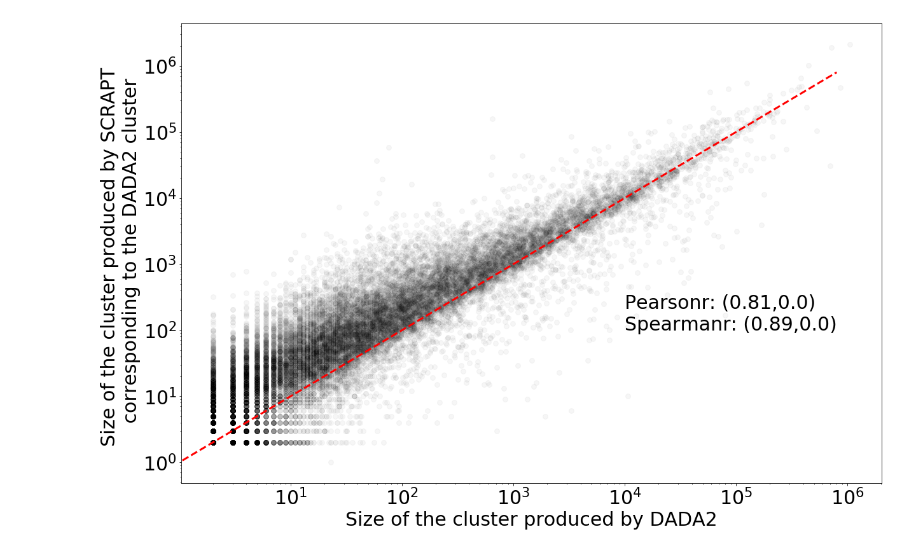
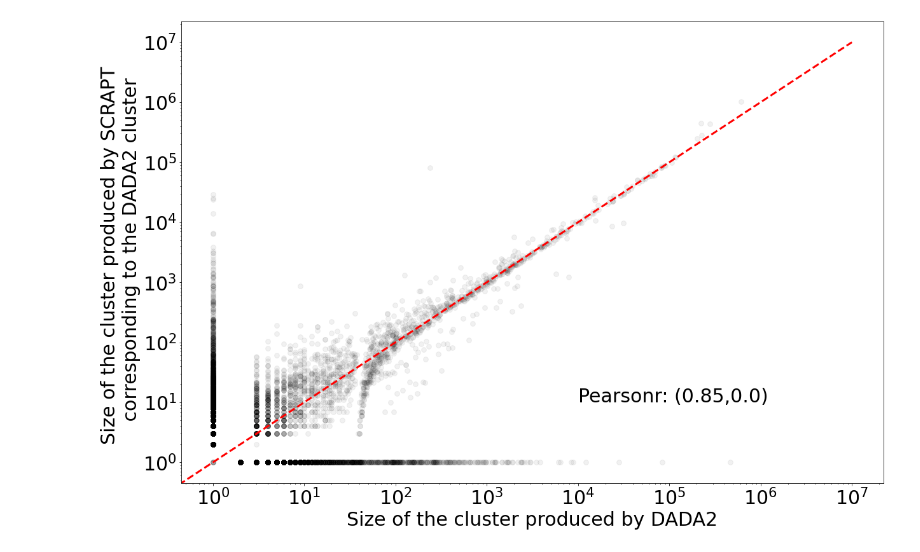
Before and after one commit to hsmurali/SCRAPT, a Jupyter notebook: Experiments/Summarize_Findings/benchmark_DADA2_Results.ipynb, the cells around one changed output. Saved outputs shown, nothing was run; the diff lists cells and outputs as text; code cells hidden in the pictures.

```diff
--- a/Experiments/Summarize_Findings/benchmark_DADA2_Results.ipynb
+++ b/Experiments/Summarize_Findings/benchmark_DADA2_Results.ipynb
@@ -16,6 +25,6 @@ dada2_scrapt = '/Users/harihara/Mount-2/SCRAPT/Experiments/Spatil_Soil/Dada2Benc
 # %%
-counts_path = '/Users/harihara/Mount-2/SCRAPT/Datasets/Lupus-Microbiome-Published/Counts.dict'
-scrapt_path = '/Users/harihara/Mount-2/SCRAPT/Experiments/Lupus_Microbiome_MT/Adaptive_With_Modeshifting/sim_0.99/alpha_0.1/'
-dada2_centroid = '/Users/harihara/Mount-2/SCRAPT/Experiments/Lupus-Microbiome-Published/DADA2_Benchmarks/by_sample_dada2_vs_scrapt/dada2vsScrapt_ap/by_sample_luo.fna'
-dada2_results = '/Users/harihara/Mount-2/SCRAPT/Experiments/Lupus-Microbiome-Published/DADA2_Benchmarks/by_sample_dada2_vs_scrapt/dada2vsScrapt_ap/luo_by_sample.csv'
-dada2_scrapt = '/Users/harihara/Mount-2/SCRAPT/Experiments/Lupus-Microbiome-Published/DADA2_Benchmarks/by_sample_dada2_vs_scrapt/dada2vsScrapt_ap/by_sample_s_98_r995'
+counts_path = '/Users/harihara/Mount-2/Datasets/Lupus-Microbiome-Published/Counts.dict'
+scrapt_path = '/Users/harihara/Mount-2/Experiments/Lupus_Microbiome_MT/Adaptive_With_Modeshifting/sim_0.98/alpha_0.1/'
+dada2_centroid = '/Users/harihara/Mount-2/Experiments/Lupus-Microbiome-Published/DADA2_Benchmarks/by_sample_dada2_vs_scrapt/dada2vsScrapt_ap/by_sample_luo.fna'
+dada2_results = '/Users/harihara/Mount-2/Experiments/Lupus-Microbiome-Published/DADA2_Benchmarks/by_sample_dada2_vs_scrapt/dada2vsScrapt_ap/luo_by_sample.csv'
+dada2_scrapt = '/Users/harihara/Mount-2/Experiments/Lupus-Microbiome-Published/DADA2_Benchmarks/DADA2_SCRAPT/sim_0.98_alpha_0.1_0.99'
@@ -24,3 +31,7 @@ counts_dict = eval(open(counts_path,'r').read())
+# %%
+with open(counts_path,'r') as f:
+    S = f.read().replace('\n','')
+counts_dict = eval(S)
 # %%
 def Parse_DNACLUST(filepath, cluster):
     op = {}
@@ -84,4 +114,3 @@ def Load_DADA2_Results(seq_path, results_path):
 # %%
 df_SCRAPT = Load_SCRAPT_Results(scrapt_path)
-df_SCRAPT = df_SCRAPT.reset_index().rename(columns = {'Centroid':'SCRAPT_Centroid'})
 # %% [output]
@@ -131,24 +136,31 @@ df_temp = df_SCRAPT_MAP.join(df_DADA2, how = 'outer')
+# %%
+df_map = Load_DADA2_Map(dada2_scrapt, False)
+df_DADA2_Map = pd.merge(df_DADA2, df_map, on = 'DADA2_Centroid', how = 'outer')
+counter = len(df_DADA2_Map[df_DADA2_Map['SCRAPT_Centroid'].isna()])
+df_DADA2_Map.loc[df_DADA2_Map['SCRAPT_Centroid'].isna(), 'SCRAPT_Centroid'] = np.arange(-1*counter, 0)
+df_DADA2_Map = df_DADA2_Map.groupby('SCRAPT_Centroid').sum()[['DADA2_Counts']]
+df_DADA2_Map = df_DADA2_Map.join(df_SCRAPT, how = 'outer')
+df_DADA2_Map = df_DADA2_Map.fillna(1)
 # %%
 plt.rcParams.update(rcParams)
 fig, ax = plt.subplots(1,1,figsize = (18,12))
-df_temp.plot.scatter('DADA2_Counts','SCRAPT_Counts', s = 60, ax = ax, color = 'black', alpha = 0.035)
-ax.plot([0,800000], [0,800000], color = 'red', linestyle = '--', linewidth = 3.0)
+df_DADA2_Map.plot.scatter('DADA2_Counts','SCRAPT_Counts', s = 60, ax = ax, color = 'black', alpha = 0.055)
+ax.plot([0,10000000], [0,10000000], color = 'red', linestyle = '--', linewidth = 3.0)
 ax.set_xlabel('Size of the cluster produced by DADA2')
 ax.set_ylabel('Size of the cluster produced by SCRAPT \n corresponding to the DADA2 cluster')
 ax.set_xscale('log')
 ax.set_yscale('log')
 fig.tight_layout()
-df_temp = df_temp.dropna()
 
-pearson_r = round(pearsonr(df_temp['DADA2_Counts'], df_temp['SCRAPT_Counts'])[0], 2)
-pearson_p = round(pearsonr(df_temp['DADA2_Counts'], df_temp['SCRAPT_Counts'])[1])
+pearson_r = round(pearsonr(df_DADA2_Map['DADA2_Counts'], df_DADA2_Map['SCRAPT_Counts'])[0], 2)
+pearson_p = round(pearsonr(df_DADA2_Map['DADA2_Counts'], df_DADA2_Map['SCRAPT_Counts'])[1])
 
-spearman_r = round(spearmanr(df_temp['DADA2_Counts'], df_temp['SCRAPT_Counts'])[0], 2)
-spearman_p = round(spearmanr(df_temp['DADA2_Counts'], df_temp['SCRAPT_Counts'])[1])
+spearman_r = round(spearmanr(df_DADA2_Map['DADA2_Counts'], df_DADA2_Map['SCRAPT_Counts'])[0], 2)
 
-ax.text(10000, 100,
-        'Pearsonr: ('+str(pearson_r)+','+str(pearson_p)+')\nSpearmanr: ('+str(spearman_r)+','+str(spearman_p)+')')
-fig.savefig('/Users/harihara/Research-Activities/Plots/Iterative_Clustering/Spatial_Soil/Comparing_DADA2_SCRAPT_0.97.pdf')
-fig.savefig('/Users/harihara/Research-Activities/Plots/Iterative_Clustering/Spatial_Soil/Comparing_DADA2_SCRAPT_0.97.png', dpi = 400)
+ax.text(10000, 10, 'Pearsonr: ('+str(pearson_r)+','+str(pearson_p)+')')
+
+plots_dir = '/Users/harihara/Research-Activities/Plots/Iterative_Clustering/Lupus-Microbiome-MT/'
+fig.savefig(plots_dir+'Comparing_DADA2_SCRAPT_0.98_Sum.pdf')
+fig.savefig(plots_dir+'Comparing_DADA2_SCRAPT_0.98_Sum.png', dpi = 200)
 # %% [output]
-[figure, old version]
+[figure, new version]
```
Also changed, not shown: parts of 11 cells of this notebook, 6 other files.
